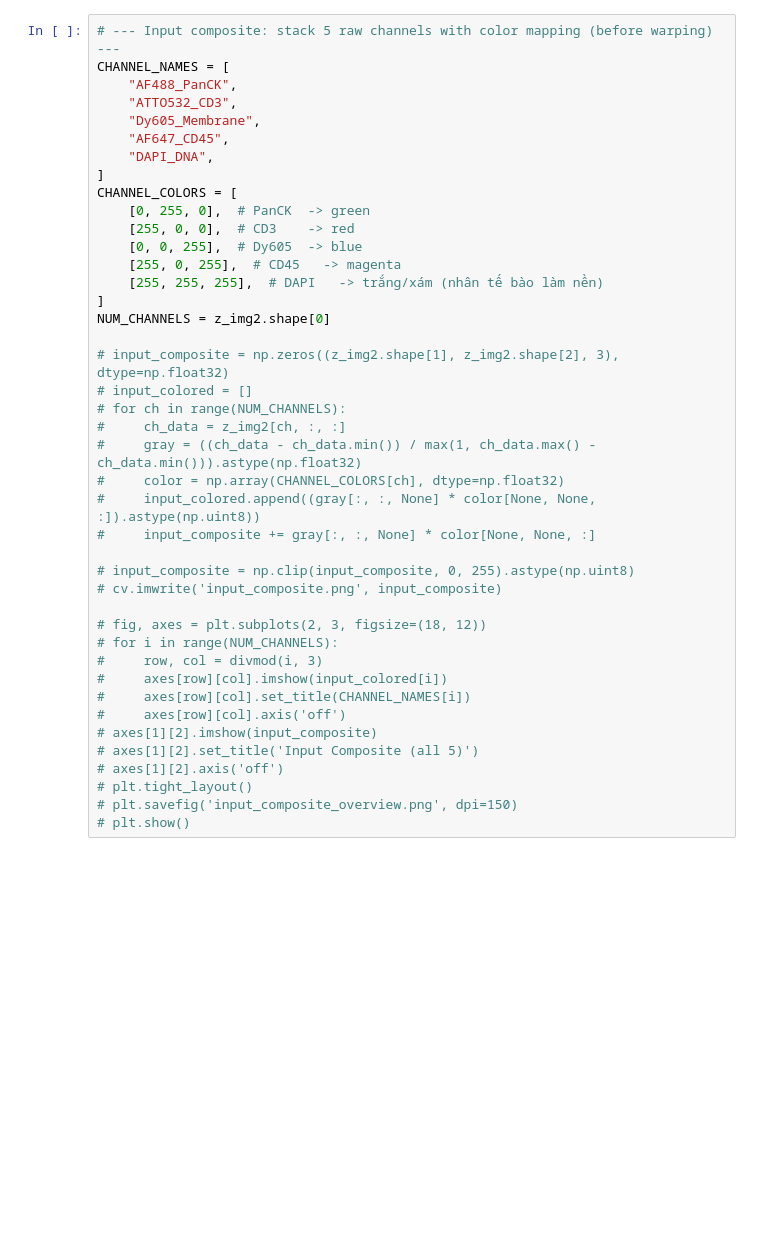
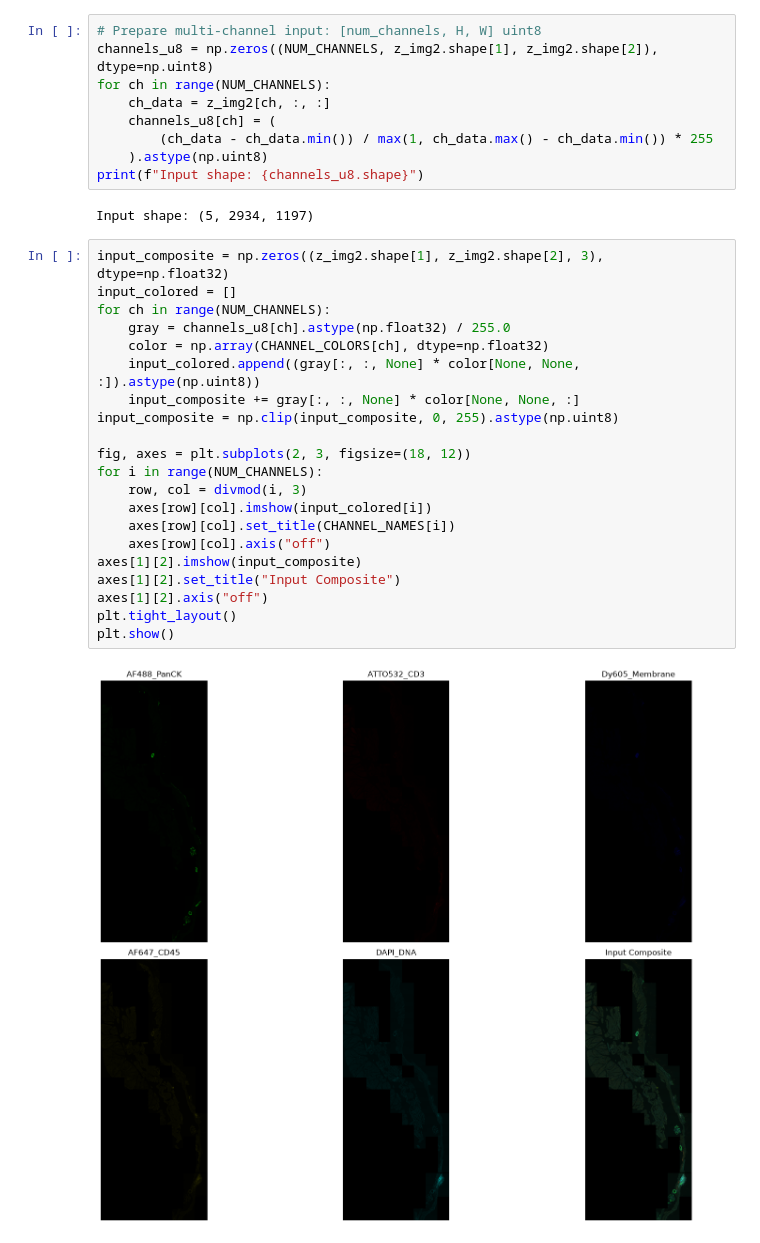
Before and after one commit to btvn-quan-le-thien/spatialx-transform, a Jupyter notebook: demo.ipynb, the cells around one changed output. Drawn from its saved outputs; the diff is of its cells as text; blank space fills up the shorter version.

```diff
--- a/demo.ipynb
+++ b/demo.ipynb
@@ -202,42 +54,34 @@ Image center -> img1 coords: (586.0, 1304.6)
+# %%
+# Prepare multi-channel input: [num_channels, H, W] uint8
+channels_u8 = np.zeros((NUM_CHANNELS, z_img2.shape[1], z_img2.shape[2]), dtype=np.uint8)
+for ch in range(NUM_CHANNELS):
+    ch_data = z_img2[ch, :, :]
+    channels_u8[ch] = (
+        (ch_data - ch_data.min()) / max(1, ch_data.max() - ch_data.min()) * 255
+    ).astype(np.uint8)
+print(f"Input shape: {channels_u8.shape}")
+# %% [output]
+Input shape: (5, 2934, 1197)
 # %%
-# --- Input composite: stack 5 raw channels with color mapping (before warping) ---
-CHANNEL_NAMES = [
-    "AF488_PanCK",
-    "ATTO532_CD3",
-    "Dy605_Membrane",
-    "AF647_CD45",
-    "DAPI_DNA",
-]
-CHANNEL_COLORS = [
-    [0, 255, 0],  # PanCK  -> green
-    [255, 0, 0],  # CD3    -> red
-    [0, 0, 255],  # Dy605  -> blue
-    [255, 0, 255],  # CD45   -> magenta
-    [255, 255, 255],  # DAPI   -> trắng/xám (nhân tế bào làm nền)
-]
-NUM_CHANNELS = z_img2.shape[0]
+input_composite = np.zeros((z_img2.shape[1], z_img2.shape[2], 3), dtype=np.float32)
+input_colored = []
+for ch in range(NUM_CHANNELS):
+    gray = channels_u8[ch].astype(np.float32) / 255.0
+    color = np.array(CHANNEL_COLORS[ch], dtype=np.float32)
+    input_colored.append((gray[:, :, None] * color[None, None, :]).astype(np.uint8))
+    input_composite += gray[:, :, None] * color[None, None, :]
+input_composite = np.clip(input_composite, 0, 255).astype(np.uint8)
 
-# input_composite = np.zeros((z_img2.shape[1], z_img2.shape[2], 3), dtype=np.float32)
-# input_colored = []
-# for ch in range(NUM_CHANNELS):
-#     ch_data = z_img2[ch, :, :]
-#     gray = ((ch_data - ch_data.min()) / max(1, ch_data.max() - ch_data.min())).astype(np.float32)
-#     color = np.array(CHANNEL_COLORS[ch], dtype=np.float32)
-#     input_colored.append((gray[:, :, None] * color[None, None, :]).astype(np.uint8))
-#     input_composite += gray[:, :, None] * color[None, None, :]
-
-# input_composite = np.clip(input_composite, 0, 255).astype(np.uint8)
-# cv.imwrite('input_composite.png', input_composite)
-
-# fig, axes = plt.subplots(2, 3, figsize=(18, 12))
-# for i in range(NUM_CHANNELS):
-#     row, col = divmod(i, 3)
-#     axes[row][col].imshow(input_colored[i])
-#     axes[row][col].set_title(CHANNEL_NAMES[i])
-#     axes[row][col].axis('off')
-# axes[1][2].imshow(input_composite)
-# axes[1][2].set_title('Input Composite (all 5)')
-# axes[1][2].axis('off')
-# plt.tight_layout()
-# plt.savefig('input_composite_overview.png', dpi=150)
-# plt.show()
+fig, axes = plt.subplots(2, 3, figsize=(18, 12))
+for i in range(NUM_CHANNELS):
+    row, col = divmod(i, 3)
+    axes[row][col].imshow(input_colored[i])
+    axes[row][col].set_title(CHANNEL_NAMES[i])
+    axes[row][col].axis("off")
+axes[1][2].imshow(input_composite)
+axes[1][2].set_title("Input Composite")
+axes[1][2].axis("off")
+plt.tight_layout()
+plt.show()
+# %% [output]
+[figure, added]
```
Also changed, not shown: parts of 16 cells of this notebook, 3 other files.
